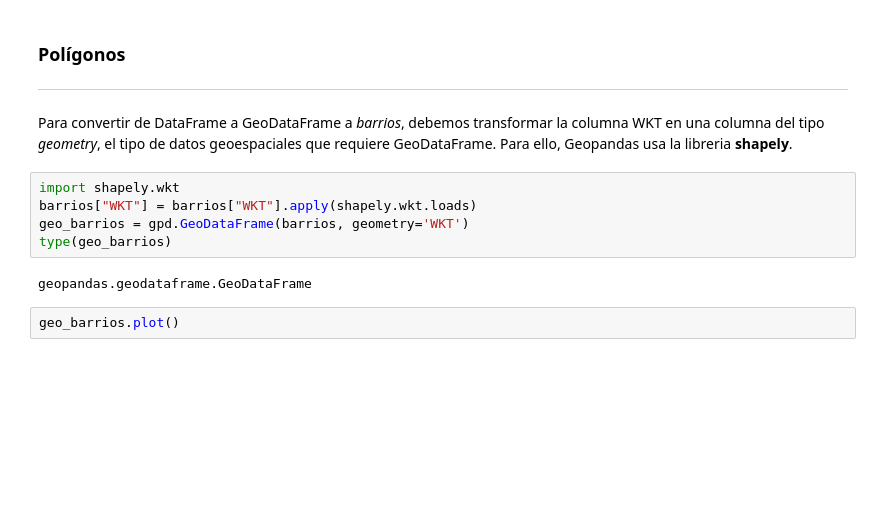
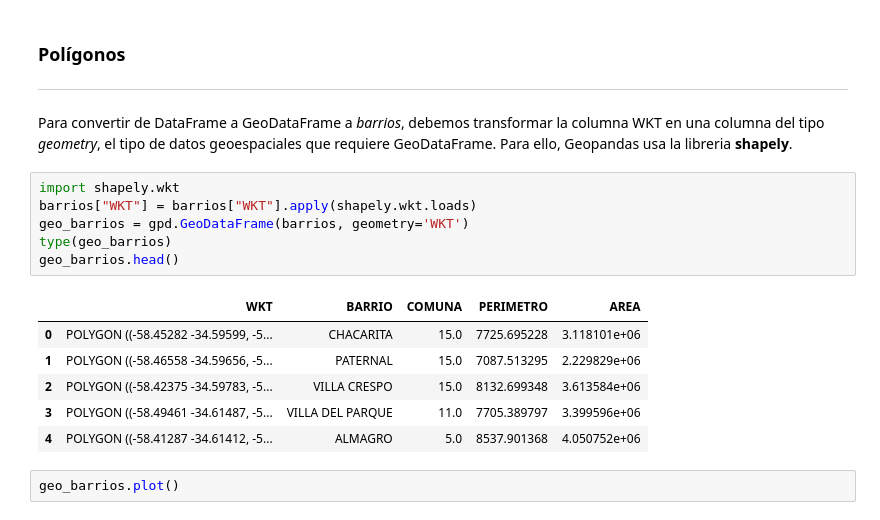
Before and after one commit to IonatanPerez/Cursos_DHDS_CN14, a Jupyter notebook: Clases/C7 - Geopandas/Presentacion/presentacion_clase_07.ipynb, the cells around one changed output. Drawn from its saved outputs; the diff is of its cells as text; blank space fills up the shorter version.

```diff
--- a/Clases/C7 - Geopandas/Presentacion/presentacion_clase_07.ipynb
+++ b/Clases/C7 - Geopandas/Presentacion/presentacion_clase_07.ipynb
@@ -300,10 +286,16 @@ Para convertir de DataFrame a GeoDataFrame a *barrios*, debemos transformar la c
 # %%
 import shapely.wkt
 barrios["WKT"] = barrios["WKT"].apply(shapely.wkt.loads)
 geo_barrios = gpd.GeoDataFrame(barrios, geometry='WKT')
 type(geo_barrios)
+geo_barrios.head()
 # %% [output]
-geopandas.geodataframe.GeoDataFrame
+|  | WKT | BARRIO | COMUNA | PERIMETRO | AREA |
+| 0 | POLYGON ((-58.45282 -34.59599, -5... | CHACARITA | 15.0 | 7725.695228 | 3.118101e+06 |
+| 1 | POLYGON ((-58.46558 -34.59656, -5... | PATERNAL | 15.0 | 7087.513295 | 2.229829e+06 |
+| 2 | POLYGON ((-58.42375 -34.59783, -5... | VILLA CRESPO | 15.0 | 8132.699348 | 3.613584e+06 |
+| 3 | POLYGON ((-58.49461 -34.61487, -5... | VILLA DEL PARQUE | 11.0 | 7705.389797 | 3.399596e+06 |
+| 4 | POLYGON ((-58.41287 -34.61412, -5... | ALMAGRO | 5.0 | 8537.901368 | 4.050752e+06 |
 # %%
 geo_barrios.plot()
 # %% [output]
```
Also changed, not shown: parts of 10 cells of this notebook, 1 other file.
